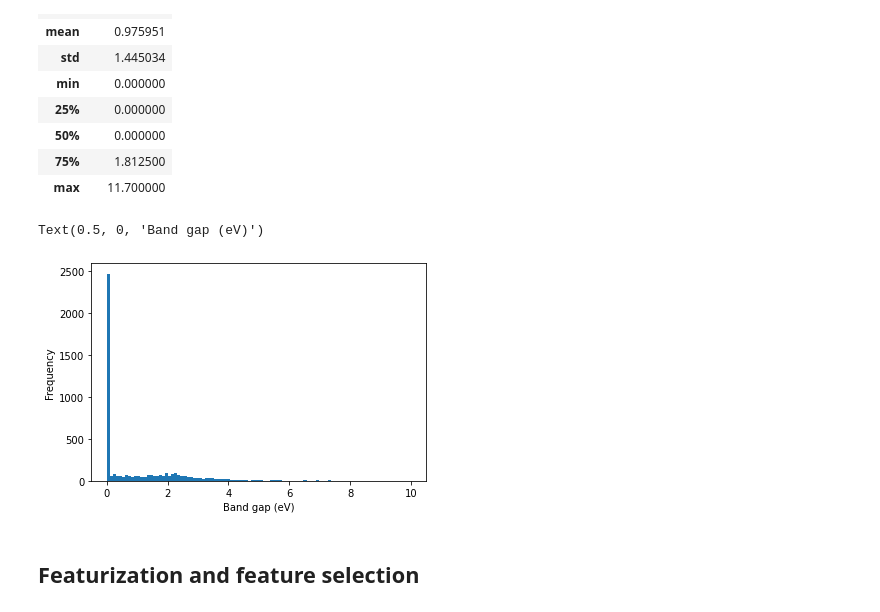
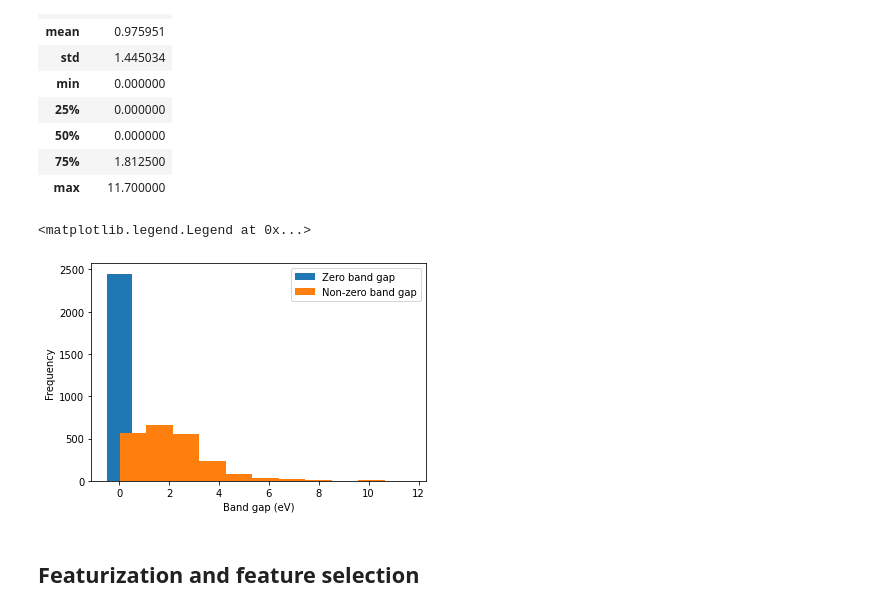
Before and after one commit to modl-uclouvain/modnet-matbench, a Jupyter notebook: matbench_expt_gap/expt_gap_benchmark.ipynb, the cells around one changed output. Cells and saved outputs as stored; diff of their text form; code cells hidden in the pictures.

```diff
--- a/matbench_expt_gap/expt_gap_benchmark.ipynb
+++ b/matbench_expt_gap/expt_gap_benchmark.ipynb
@@ -97,12 +84,14 @@ df.describe()
 | max | 11.700000 |
 # %%
 fig, ax = plt.subplots(facecolor="w")
-ax.hist(df["gap expt"], bins=np.asarray([0] + np.linspace(0.0, 10, 100).tolist()), density=False);
+ax.hist(df.where(df["gap expt"] == 0)["gap expt"], bins=1, density=False, label="Zero band gap")
+ax.hist(df.where(df["gap expt"] > 0)["gap expt"], bins=11, density=False, label="Non-zero band gap")
 ax.set_ylabel("Frequency")
 ax.set_xlabel("Band gap (eV)")
+ax.legend()
 # %% [output]
-Text(0.5, 0, 'Band gap (eV)')
+<matplotlib.legend.Legend at 0x...>
-[figure, old version]
+[figure, new version]
 # %% [markdown]
 ## Featurization and feature selection
 # %% [markdown]
```
Also changed, not shown: parts of 23 cells of this notebook, 17 other files.
